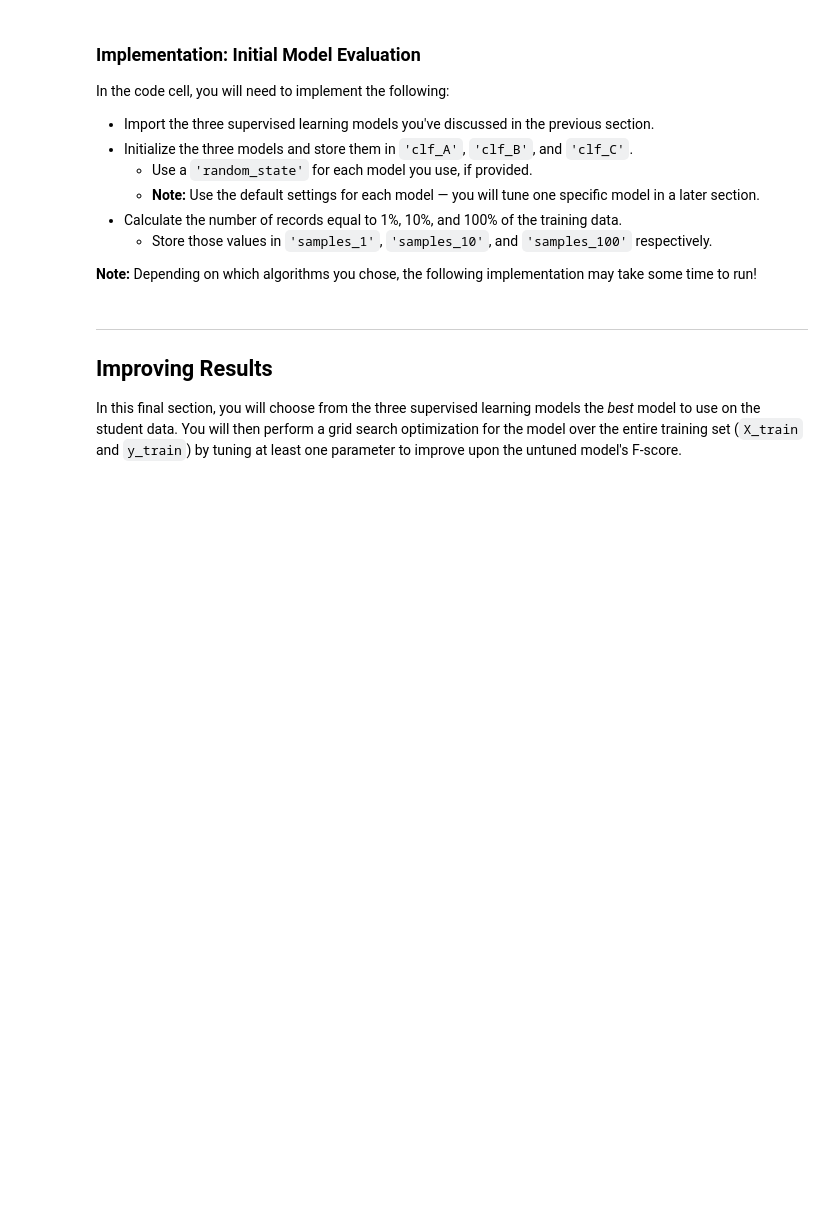
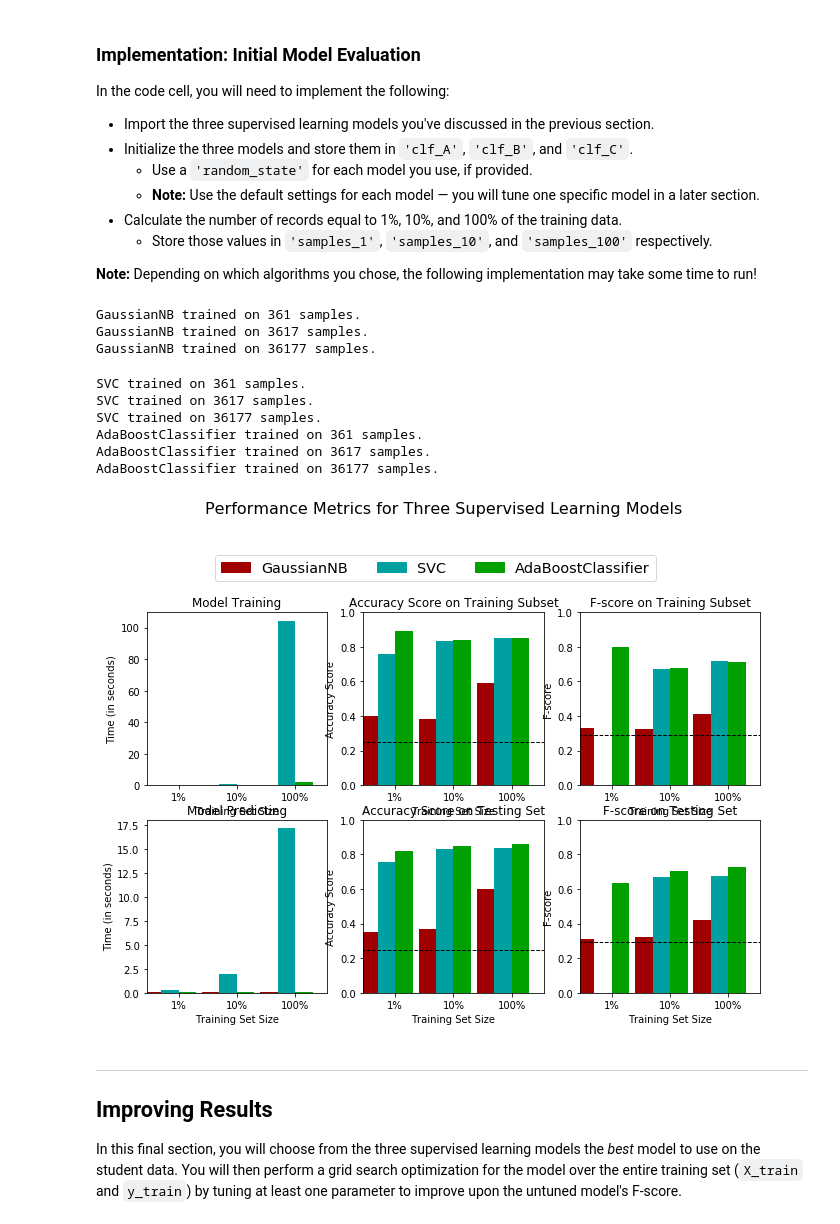
Before and after one commit to deepumons/data-scientist-nd, a Jupyter notebook: p1_finding_donors/finding_donors.ipynb, the cells around one changed output. Drawn from its saved outputs; the diff is of its cells as text; code cells hidden in the pictures; blank space fills up the shorter version.

```diff
--- a/p1_finding_donors/finding_donors.ipynb
+++ b/p1_finding_donors/finding_donors.ipynb
@@ -145,14 +161,14 @@ Additionally, as with the non-numeric features, we need to convert the non-numer
    - Set records with "<=50K" to `0` and records with ">50K" to `1`.
 # %%
 # TODO: One-hot encode the 'features_log_minmax_transform' data using pandas.get_dummies()
-features_final = None
+features_final = pd.get_dummies(features_log_minmax_transform)
 
 # TODO: Encode the 'income_raw' data to numerical values
-income = None
+income = income_raw.map({'<=50K': 0, '>50K':1})
 
 # Print the number of features after one-hot encoding
 encoded = list(features_final.columns)
 print("{} total features after one-hot encoding.".format(len(encoded)))
 
 # Uncomment the following line to see the encoded feature names
-# print encoded
+# print(encoded)
@@ -270,6 +343,7 @@ In the code block below, you will need to implement the following:
    - Make sure that you set the `beta` parameter!
 # %%
 # TODO: Import two metrics from sklearn - fbeta_score and accuracy_score
+from sklearn.metrics import fbeta_score, accuracy_score
 
 def train_predict(learner, sample_size, X_train, y_train, X_test, y_test):
     '''
@@ -286,33 +360,33 @@ def train_predict(learner, sample_size, X_train, y_train, X_test, y_test):
 
     # TODO: Fit the learner to the training data using slicing with 'sample_size' using .fit(training_features[:], training_labels[:])
     start = time() # Get start time
-    learner = None
+    learner = learner.fit(X_train[:sample_size], y_train[:sample_size])
     end = time() # Get end time
 
     # TODO: Calculate the training time
-    results['train_time'] = None
+    results['train_time'] = end - start
 
     # TODO: Get the predictions on the test set(X_test),
     #       then get predictions on the first 300 training samples(X_train) using .predict()
     start = time() # Get start time
-    predictions_test = None
-    predictions_train = None
+    predictions_test = learner.predict(X_test)
+    predictions_train = learner.predict(X_train[:300])
     end = time() # Get end time
 
     # TODO: Calculate the total prediction time
-    results['pred_time'] = None
+    results['pred_time'] = end - start
 
     # TODO: Compute accuracy on the first 300 training samples which is y_train[:300]
-    results['acc_train'] = None
+    results['acc_train'] = accuracy_score(y_train[:300], predictions_train)
 
     # TODO: Compute accuracy on test set using accuracy_score()
-    results['acc_test'] = None
+    results['acc_test'] = accuracy_score(y_test, predictions_test)
 
     # TODO: Compute F-score on the the first 300 training samples using fbeta_score()
-    results['f_train'] = None
+    results['f_train'] = fbeta_score(y_train[:300], predictions_train, beta=0.5)
 
     # TODO: Compute F-score on the test set which is y_test
-    results['f_test'] = None
+    results['f_test'] = fbeta_score(y_test, predictions_test, beta=0.5)
 
     # Success
     print("{} trained on {} samples.".format(learner.__class__.__name__, sample_size))
@@ -332,31 +406,47 @@ In the code cell, you will need to implement the following:
 **Note:** Depending on which algorithms you chose, the following implementation may take some time to run!
 # %%
 # TODO: Import the three supervised learning models from sklearn
+from sklearn.naive_bayes import GaussianNB
+from sklearn import svm
+from sklearn.ensemble import AdaBoostClassifier, RandomForestClassifier
 
 # TODO: Initialize the three models
-clf_A = None
-clf_B = None
-clf_C = None
+clf_A = GaussianNB()
+clf_B = svm.SVC(gamma='auto', random_state=42)
+clf_C = AdaBoostClassifier(random_state=42)
 
 # TODO: Calculate the number of samples for 1%, 10%, and 100% of the training data
 # HINT: samples_100 is the entire training set i.e. len(y_train)
 # HINT: samples_10 is 10% of samples_100 (ensure to set the count of the values to be `int` and not `float`)
 # HINT: samples_1 is 1% of samples_100 (ensure to set the count of the values to be `int` and not `float`)
-samples_100 = None
-samples_10 = None
-samples_1 = None
+samples_100 = len(y_train)
+samples_10 = int(len(y_train) * 0.1)
+samples_1 = int(len(y_train) * 0.01)
 
 # Collect results on the learners
 results = {}
 for clf in [clf_A, clf_B, clf_C]:
     clf_name = clf.__class__.__name__
     results[clf_name] = {}
     for i, samples in enumerate([samples_1, samples_10, samples_100]):
         results[clf_name][i] = \
         train_predict(clf, samples, X_train, y_train, X_test, y_test)
 
+
+#print(results)
 # Run metrics visualization for the three supervised learning models chosen
 vs.evaluate(results, accuracy, fscore)
+# %% [output]
+GaussianNB trained on 361 samples.
+GaussianNB trained on 3617 samples.
+GaussianNB trained on 36177 samples.
+SVC trained on 361 samples.
+SVC trained on 3617 samples.
+SVC trained on 36177 samples.
+AdaBoostClassifier trained on 361 samples.
+AdaBoostClassifier trained on 3617 samples.
+AdaBoostClassifier trained on 36177 samples.
+[figure, added]
 # %% [markdown]
 ----
 ## Improving Results
```
Also changed, not shown: parts of 25 cells of this notebook, 1 other file.
